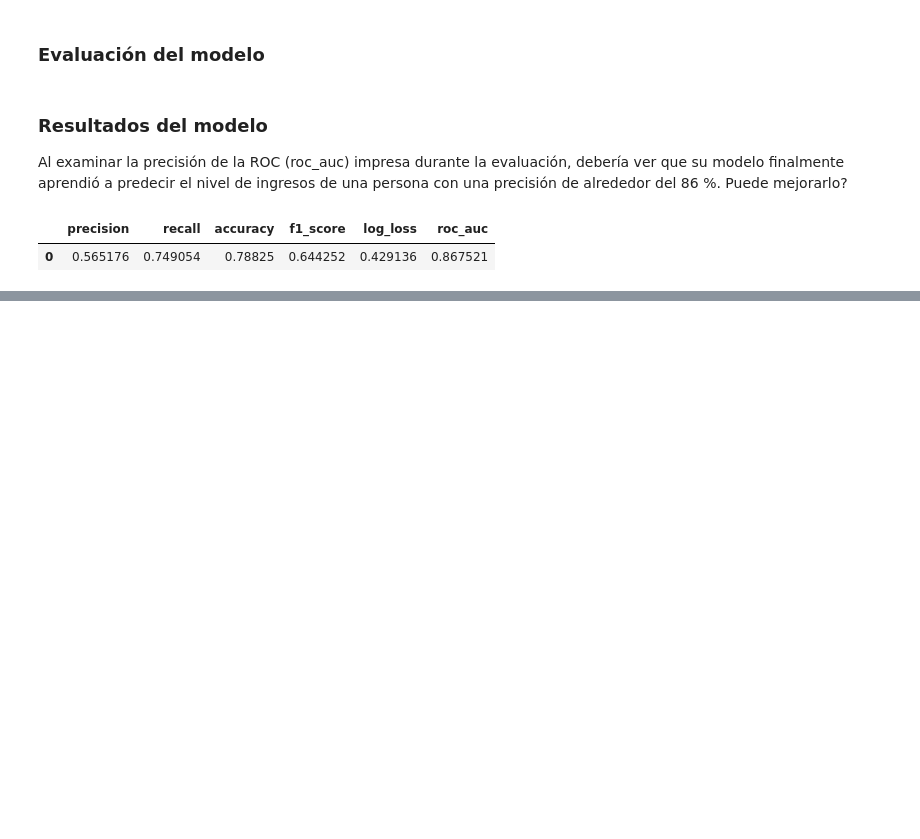
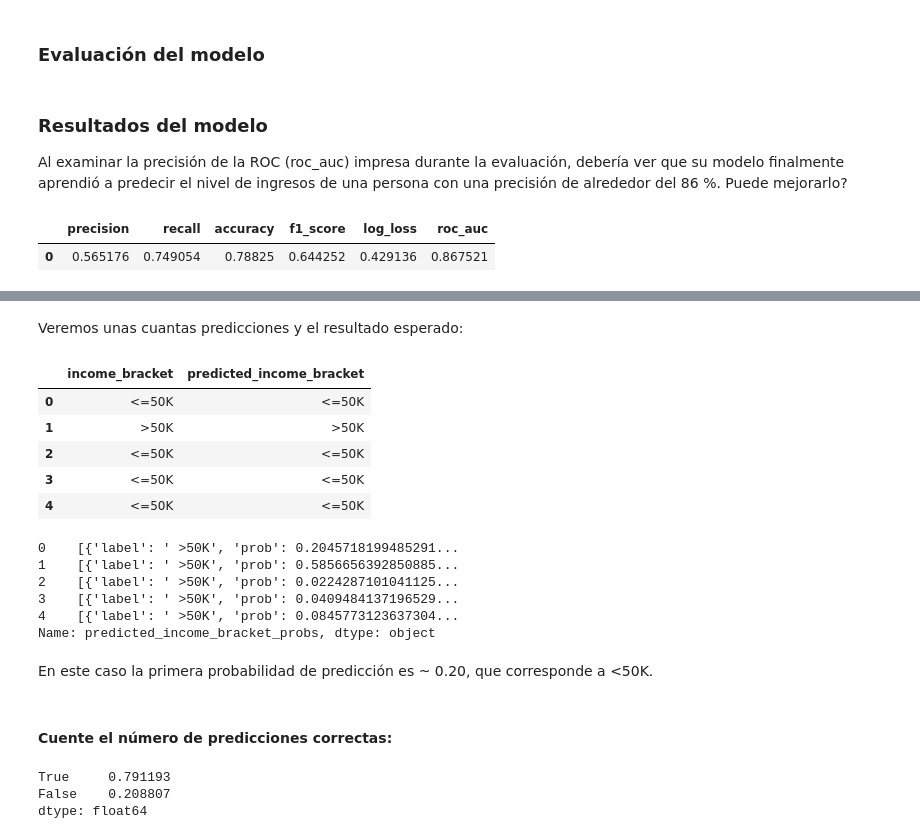
Before and after one commit to bryanfree66/bqml-examples, a Jupyter notebook: bqml_lr.ipynb, the cells around one changed output, grey strips where cells are left out. Drawn from its saved outputs; the diff is of its cells as text; code cells hidden in the pictures; blank space fills up the shorter version.

```diff
--- a/bqml_lr.ipynb
+++ b/bqml_lr.ipynb
@@ -657,0 +816,34 @@ evaluation_job
+# %% [markdown]
+Veremos unas cuantas predicciones y el resultado esperado:
+# %%
+predictions[['income_bracket', 'predicted_income_bracket']].head()
+# %% [output]
+|  | income_bracket | predicted_income_bracket |
+| 0 | <=50K | <=50K |
+| 1 | >50K | >50K |
+| 2 | <=50K | <=50K |
+| 3 | <=50K | <=50K |
+| 4 | <=50K | <=50K |
+# %%
+predictions['predicted_income_bracket_probs'].head()
+# %% [output]
+0    [{'label': ' >50K', 'prob': 0.2045718199485291...
+1    [{'label': ' >50K', 'prob': 0.5856656392850885...
+2    [{'label': ' >50K', 'prob': 0.0224287101041125...
+3    [{'label': ' >50K', 'prob': 0.0409484137196529...
+4    [{'label': ' >50K', 'prob': 0.0845773123637304...
+Name: predicted_income_bracket_probs, dtype: object
+# %% [markdown]
+En este caso la primera probabilidad de predicción es ~ 0.20, que corresponde a <50K.
+# %% [markdown]
+#### Cuente el número de predicciones correctas:
+# %%
+_count = predictions['income_bracket'].str.strip().str.lower() == \
+  predictions['predicted_income_bracket'].str.strip().str.lower()
+# Predicciones grupales:
+_count.value_counts(normalize=True)
+# Nota: Establezca normalize=False para ver resultados agrupados.
+# %% [output]
+True     0.791193
+False    0.208807
+dtype: float64
```
Also changed, not shown: parts of 6 cells of this notebook.
